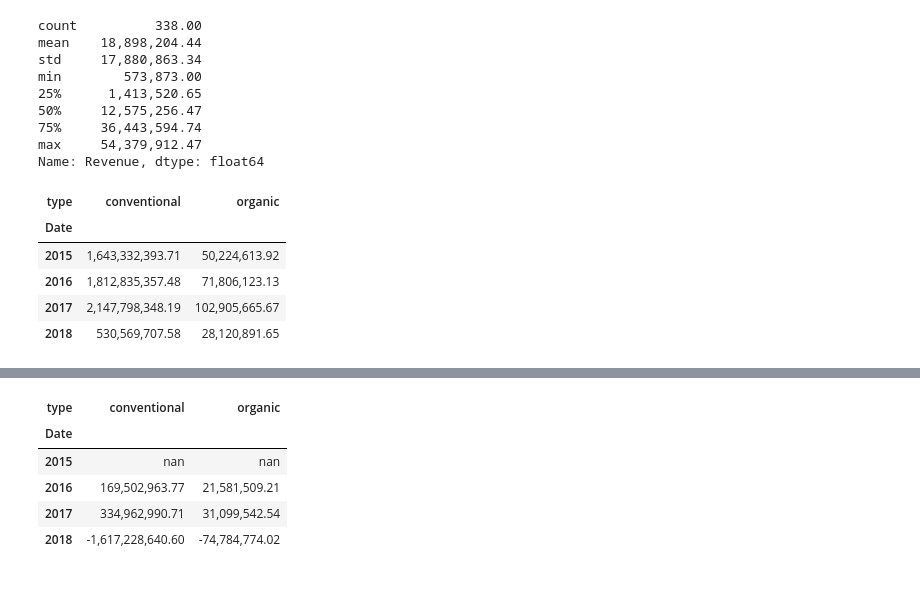
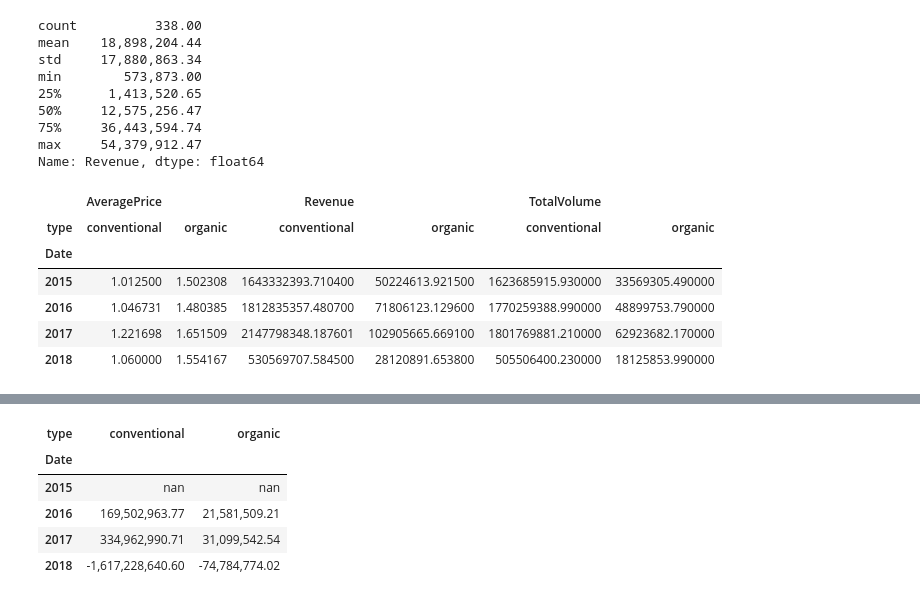
Before and after one commit to matthewmturner/Practice, a Jupyter notebook: Data Analysis/Avocado Analysis.ipynb, the cells around one changed output, grey strips where cells are left out. Cells and saved outputs as stored; diff of their text form; code cells hidden in the pictures.

```diff
--- a/Data Analysis/Avocado Analysis.ipynb
+++ b/Data Analysis/Avocado Analysis.ipynb
@@ -15,6 +16,8 @@ pio.renderers.default = 'notebook_connected'
 pd.options.display.float_format = '{:,.2f}'.format
 pd.options.display.max_rows = 25
 pd.options.display.min_rows = 25
+
+cm_blue_red = sns.diverging_palette(10, 240, n=19, as_cmap=True)
 # %% [markdown]
 # Introduction
 # %% [markdown]
@@ -298,15 +301,18 @@ Name: Revenue, dtype: float64
 # %%
 df_rev_by_year = pd.pivot_table(df_avo_total,
                                 index=df_avo_total.Date.dt.year,
                                 columns='type',
-                                values='Revenue',
-                                aggfunc='sum')
+                                values=['TotalVolume', 'Revenue', 'AveragePrice'],
+                                aggfunc={'TotalVolume': 'sum',
+                                        'Revenue': 'sum',
+                                        'AveragePrice': 'mean'})
 
-df_rev_by_year
+df_rev_by_year.style.background_gradient(cmap=cm_blue_red)
 # %% [output]
-| type | conventional | organic |
-| Date |  |  |
-| 2015 | 1,643,332,393.71 | 50,224,613.92 |
-| 2016 | 1,812,835,357.48 | 71,806,123.13 |
-| 2017 | 2,147,798,348.19 | 102,905,665.67 |
-| 2018 | 530,569,707.58 | 28,120,891.65 |
+|  | AveragePrice |  | Revenue |  | TotalVolume |  |
+| type | conventional | organic | conventional | organic | conventional | organic |
+| Date |  |  |  |  |  |  |
+| 2015 | 1.012500 | 1.502308 | 1643332393.710400 | 50224613.921500 | 1623685915.930000 | 33569305.490000 |
+| 2016 | 1.046731 | 1.480385 | 1812835357.480700 | 71806123.129600 | 1770259388.990000 | 48899753.790000 |
+| 2017 | 1.221698 | 1.651509 | 2147798348.187601 | 102905665.669100 | 1801769881.210000 | 62923682.170000 |
+| 2018 | 1.060000 | 1.554167 | 530569707.584500 | 28120891.653800 | 505506400.230000 | 18125853.990000 |
```
Also changed, not shown: parts of 3 cells of this notebook.
